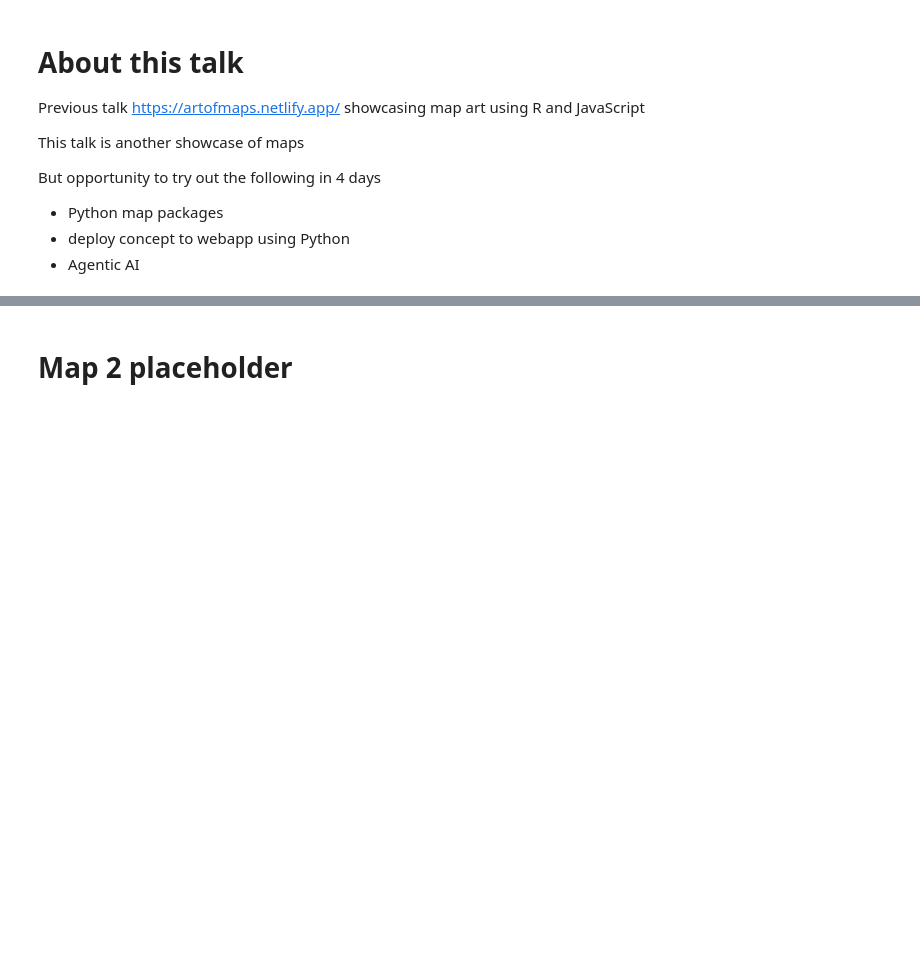
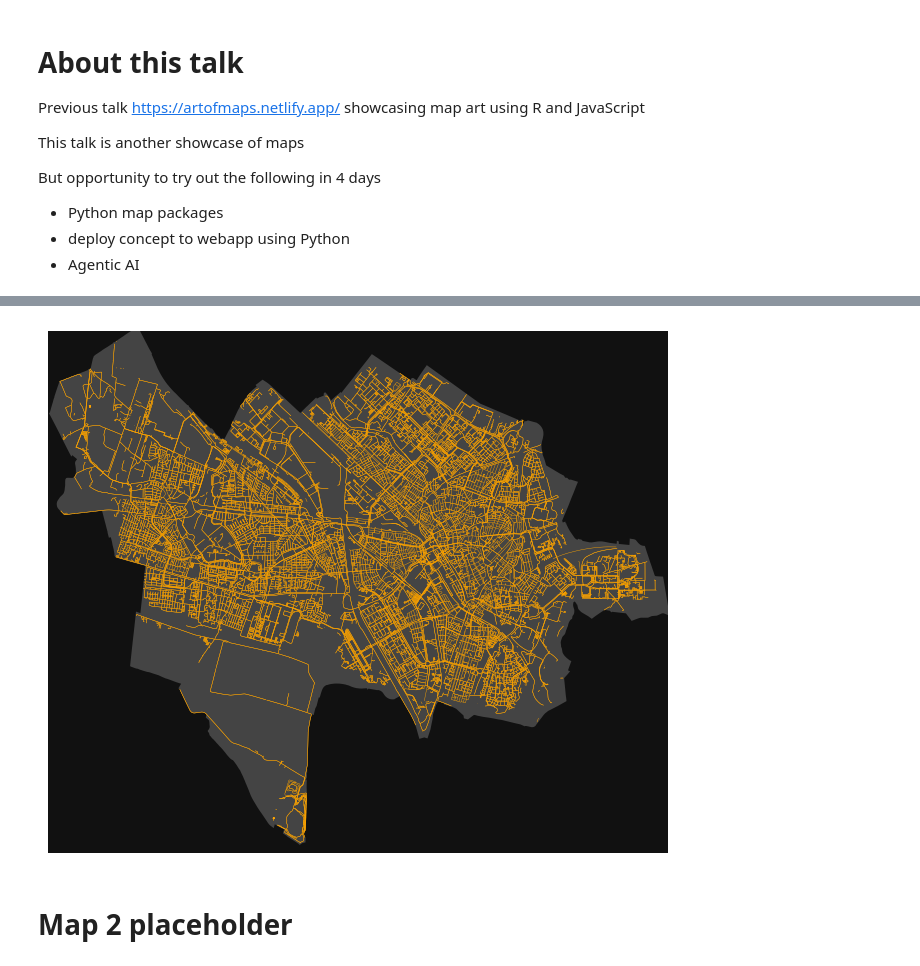
Before and after one commit to kimnewzealand/art-of-maps-2, a Jupyter notebook: presentation.ipynb, the cells around one changed output, grey strips where cells are left out. Cells and saved outputs as stored; diff of their text form; code cells hidden in the pictures; blank space fills up the shorter version.

```diff
--- a/presentation.ipynb
+++ b/presentation.ipynb
@@ -38,3 +42,7 @@ But opportunity to try out the following in 4 days
+# %%
+Image(filename='img/netherlands_bike_map1.png')
+# %% [output]
+[figure, added]
 # %% [markdown]
  # Map 2 placeholder
 # %% [markdown]
```
Also changed, not shown: parts of 7 cells of this notebook, 3 other files.
